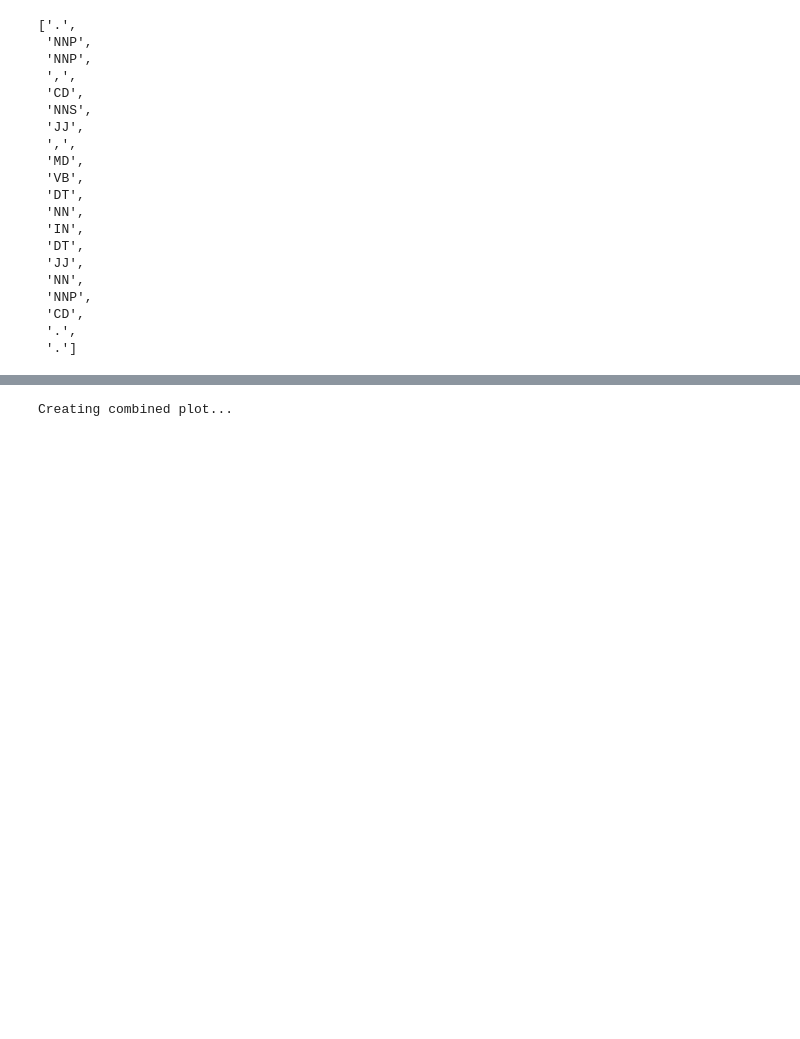
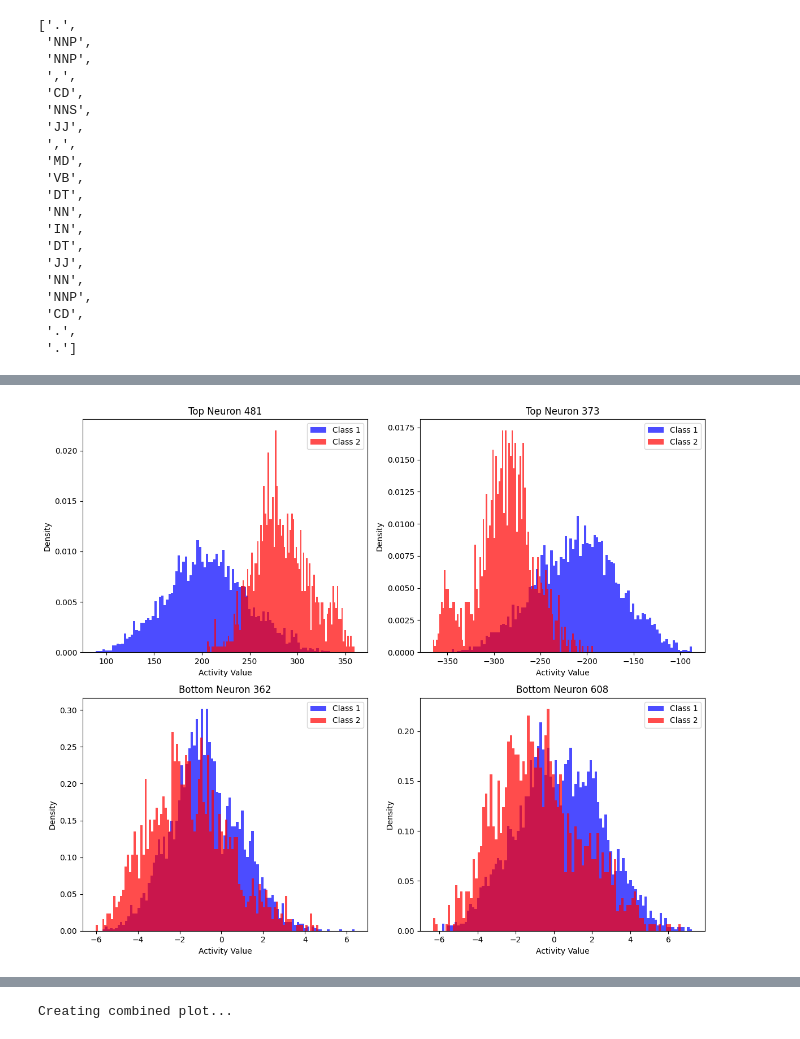
Before and after one commit to MuhammadUmairHaider/Consistency, a Jupyter notebook: pos.ipynb, the cells around one changed output, grey strips where cells are left out. Cells and saved outputs as stored; diff of their text form; code cells hidden in the pictures; blank space fills up the shorter version.

```diff
--- a/pos.ipynb
+++ b/pos.ipynb
@@ -591,0 +712,55 @@ import pickle
+# %%
+import numpy as np
+import matplotlib.pyplot as plt
+
+# Get mean absolute values for neurons from first class
+fc_class1 = np.array(all_fc_vals[0])
+mean_class1 = np.mean(np.abs(fc_class1), axis=0)
+
+# Sort neurons based on class 1 mean absolute values
+sorted_neurons = np.argsort(mean_class1)
+
+# Get indices for top 2 and bottom 2 neurons
+top_neurons = sorted_neurons[-2:]  # Top 2
+bottom_neurons = sorted_neurons[:2]  # Bottom 2
+selected_neurons = np.concatenate([top_neurons, bottom_neurons])
+
+# Get activations for class 2
+fc_class2 = np.array(all_fc_vals[2])
+
+# Create figure with 2x2 subplots
+fig, axs = plt.subplots(2, 2, figsize=(12, 10))
+axs = axs.ravel()
+
+# Plot distributions for each selected neuron
+for idx, neuron_idx in enumerate(selected_neurons):
+    # Get distributions for both classes
+    dist_class1 = [n[neuron_idx] for n in fc_class1]
+    dist_class2 = [n[neuron_idx] for n in fc_class2]
+
+    # Create histograms for both classes
+    axs[idx].hist(dist_class1, bins=100, density=True, alpha=0.7, color='blue', label='Class 1')
+    axs[idx].hist(dist_class2, bins=100, density=True, alpha=0.7, color='red', label='Class 2')
+
+    # Add title indicating neuron index and whether it's top/bottom
+    if idx < 2:
+        title = f"Top Neuron {neuron_idx}"
+    else:
+        title = f"Bottom Neuron {neuron_idx}"
+    axs[idx].set_title(title)
+
+    # Add labels and legend
+    axs[idx].set_xlabel('Activity Value')
+    axs[idx].set_ylabel('Density')
+    axs[idx].legend()
+
+# Adjust layout to prevent overlap
+plt.tight_layout()
+
+# Save figure
+plt.savefig("multiple_neuron_dist_two_classes.pdf", format="pdf", bbox_inches='tight', dpi=600)
+
+# Show plot
+plt.show()
+# %% [output]
+[figure, added]
```
Also changed, not shown: parts of 18 cells of this notebook, 19 other files.
